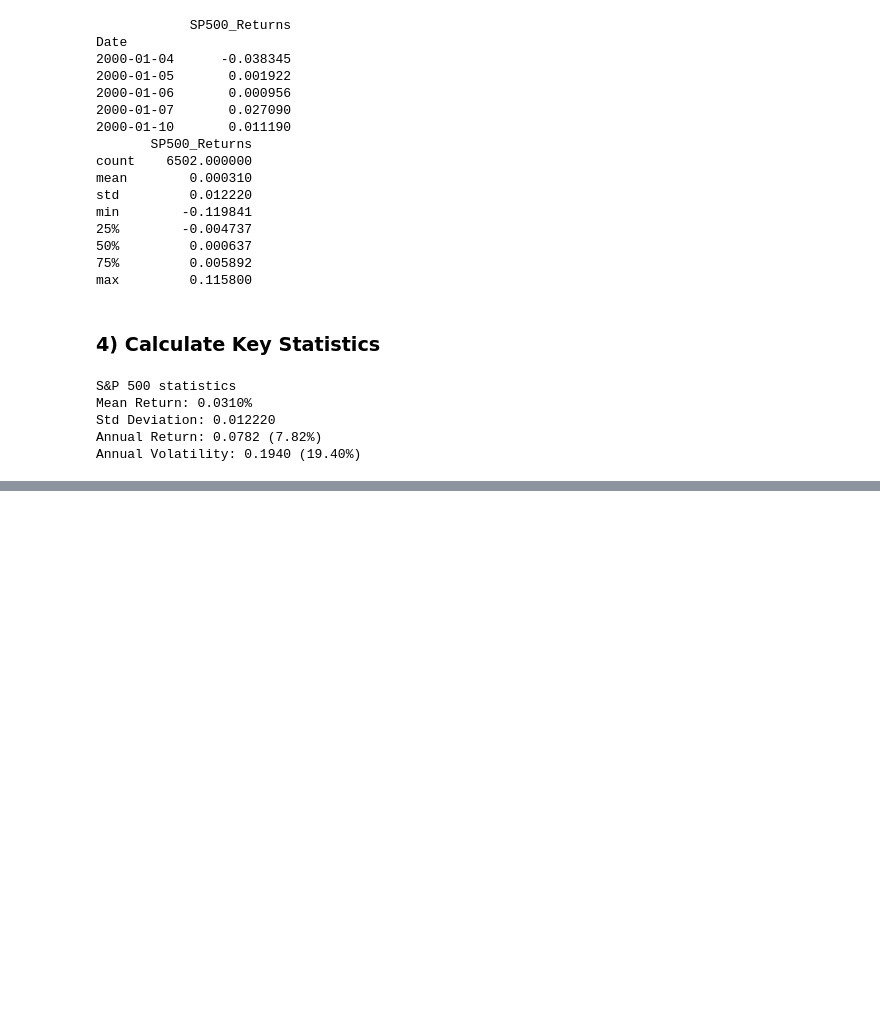
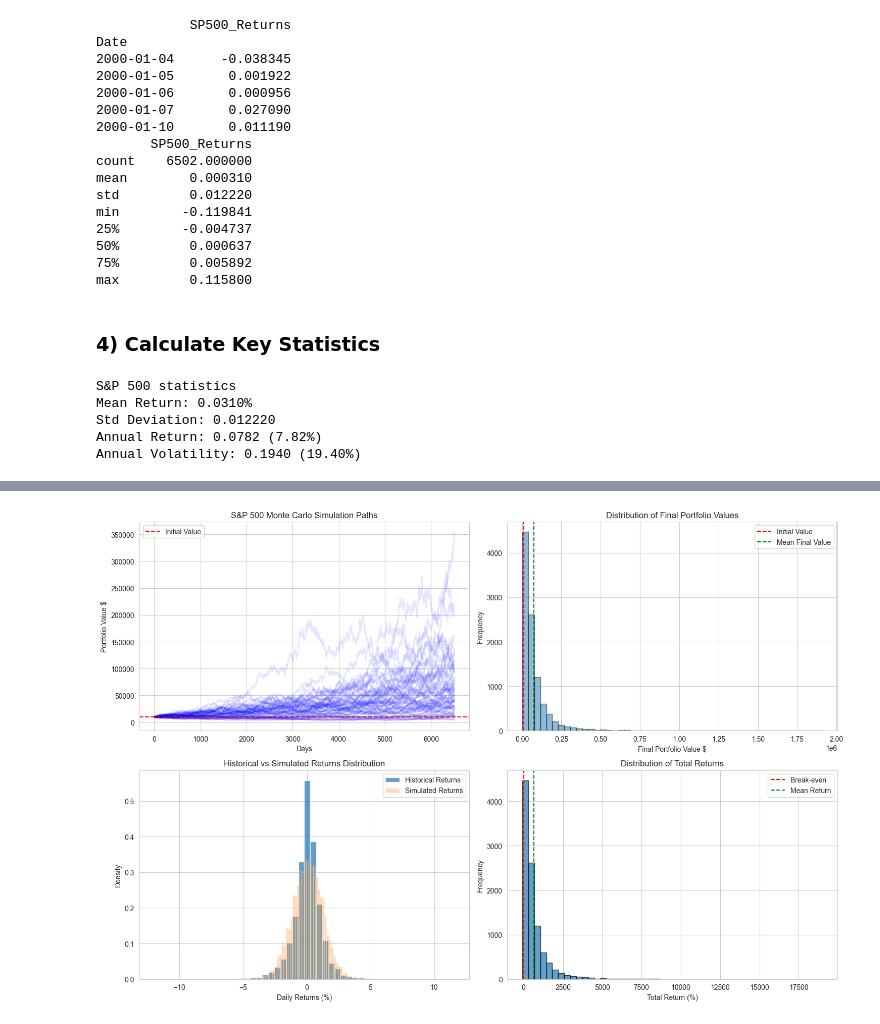
Before and after one commit to emschutt/Monte-Carlo-Simulation, a Jupyter notebook: MonteCarlo_v0.ipynb, the cells around one changed output, grey strips where cells are left out. Saved outputs shown, nothing was run; the diff lists cells and outputs as text; code cells hidden in the pictures; blank space fills up the shorter version.

Commit message:
Plots

```diff
--- a/MonteCarlo_v0.ipynb
+++ b/MonteCarlo_v0.ipynb
@@ -123,4 +125,9 @@ Annual Volatility: 0.1940 (19.40%)
 # %%
+# Monte Carlo simulation parameters
+num_simulations = 10000  # Number of simulations to run
+initial_portfolio_value = 10000
+num_days = len(closing_prices_sp500)
+
 # Initialize array to store simulation results
 portfolio_values_over_time = np.zeros((num_simulations, num_days + 1))
 portfolio_values_over_time[:, 0] = initial_portfolio_value
@@ -140,0 +216,52 @@ Monte Carlo simulation completed!
+# %%
+# Create visualizations
+plt.figure(figsize=(15, 10))
+
+# Plot 1: Sample of simulation paths
+plt.subplot(2, 2, 1)
+for i in range(75):
+    plt.plot(portfolio_values_over_time[i], alpha=0.1, color='blue')
+plt.axhline(y=initial_portfolio_value, color='red', linestyle='--', label='Initial Value')
+plt.title('S&P 500 Monte Carlo Simulation Paths')
+plt.xlabel('Days')
+plt.ylabel('Portfolio Value $')
+plt.legend()
+plt.grid(True)
+
+# Plot 2: Distribution of final values
+plt.subplot(2, 2, 2)
+plt.hist(final_portfolio_values, bins=50, alpha=0.5, edgecolor='black')
+plt.axvline(x=initial_portfolio_value, color='red', linestyle='--', label='Initial Value')
+plt.axvline(x=mean_final_value, color='green', linestyle='--', label='Mean Final Value')
+plt.title('Distribution of Final Portfolio Values')
+plt.xlabel('Final Portfolio Value $')
+plt.ylabel('Frequency')
+plt.legend()
+plt.grid(True)
+
+# Plot 3: Historical vs Simulated Returns
+plt.subplot(2, 2, 3)
+plt.hist(daily_returns_sp500_clean * 100, bins=50, alpha=0.5, label='Historical Returns', density=True)
+plt.hist(random_returns * 100, bins=50, alpha=0.3, label='Simulated Returns', density=True)
+plt.xlabel('Daily Returns (%)')
+plt.ylabel('Density')
+plt.title('Historical vs Simulated Returns Distribution')
+plt.legend()
+plt.grid(True)
+
+# Plot 4: Cumulative returns distribution
+plt.subplot(2, 2, 4)
+total_returns_percent = total_returns * 100
+plt.hist(total_returns_percent, bins=50, alpha=0.7, edgecolor='black')
+plt.axvline(x=0, color='red', linestyle='--', label='Break-even')
+plt.axvline(x=np.mean(total_returns_percent), color='green', linestyle='--', label='Mean Return')
+plt.title('Distribution of Total Returns')
+plt.xlabel('Total Return (%)')
+plt.ylabel('Frequency')
+plt.legend()
+plt.grid(True)
+
+plt.tight_layout()
+plt.show()
+# %% [output]
+[figure, added]
```
Also changed, not shown: parts of 5 cells of this notebook.
